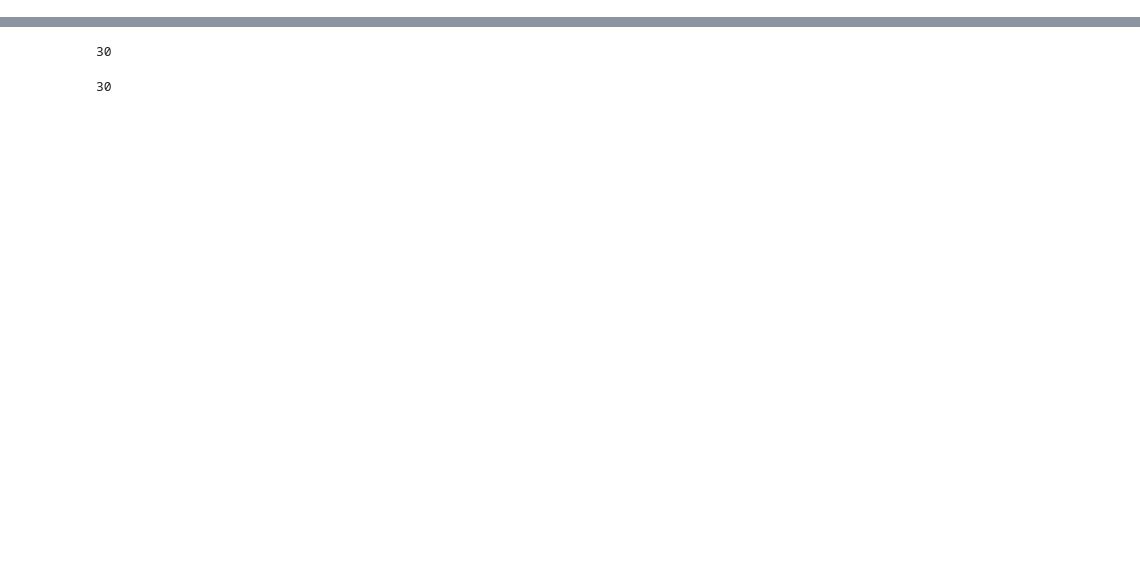
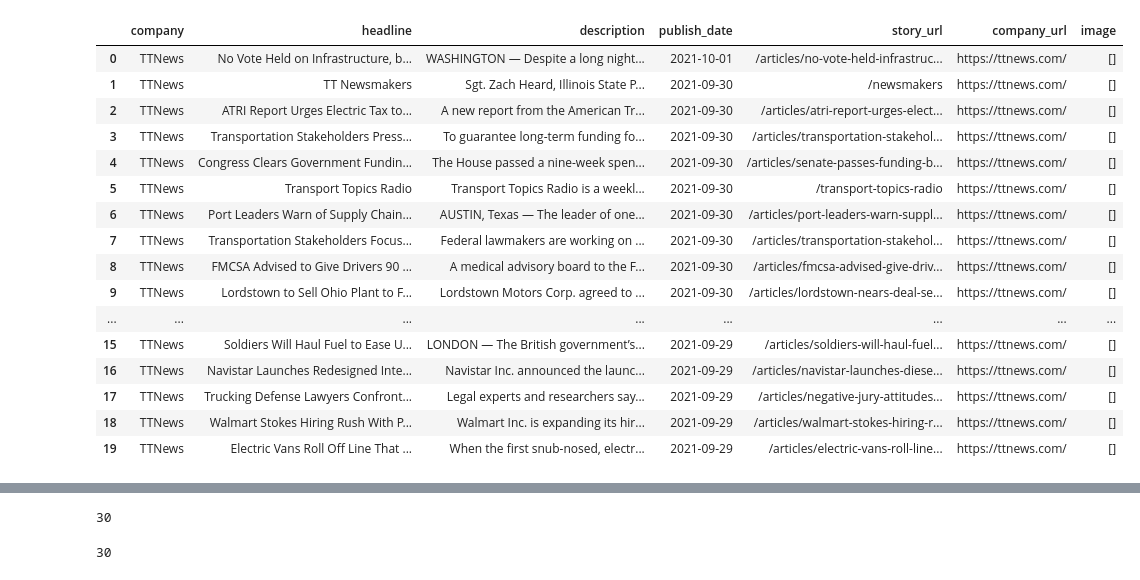
Before and after one commit to mgillespie19/mavenNewsletter, a Jupyter notebook: newsletter_scraper/newsletter_scraper.ipynb, the cells around one changed output, grey strips where cells are left out. Cells and saved outputs as stored; diff of their text form; code cells hidden in the pictures; blank space fills up the shorter version.

```diff
--- a/newsletter_scraper/newsletter_scraper.ipynb
+++ b/newsletter_scraper/newsletter_scraper.ipynb
@@ -28,35 +29,61 @@ import pytest_timeout
+# %%
+def get_content(url):
+    page = requests.get(url)
+    return page.content
+# %%
+ttnews_content = get_content('https://www.ttnews.com/articles')
+fw_news_content = get_content('https://www.freightwaves.com/news/category/trucking')
 # %%
-def get_ttnews():
-    url = 'https://www.ttnews.com/articles'
-    page = requests.get(url)
-    soup = BeautifulSoup(page.content, "html.parser")
+def get_ttnews(content):
+    soup = BeautifulSoup(content, "html.parser")
 
     companies = []
     description = []
     publish_date = []
     company_urls = []
     stories = []
     titles = []
     images = []
 
     articles = soup.find_all(class_='views-row')
 
     for article in articles:
         title = article.find('a')
-        date =  article.find(class_='date-display-single')
+        date = article.find(class_='date-display-single')
         text =  article.find('p') # description
         image = article.find('img')
 
-        titleText = title.getText()
-
-        if (publish_date != None and titleText != None and text != None):
+        if (date != None and title != None and text != None):
+            parsed_date = dateparser.parse(date['content'])
             companies.append('TTNews')
-            description.append(text)
-            publish_date.append(date)
+            description.append(text.get_text().strip())
+            publish_date.append(parsed_date.date())
             stories.append(title.get('href'))
-            titles.append(titleText)
+            titles.append(title.getText().strip())
             images.append(image)
             company_urls.append('https://ttnews.com/')
 
     dataframe = pd.DataFrame({'company':companies, 'headline':titles, 'description':description, 'publish_date':publish_date, 'story_url':stories, 'company_url':company_urls, 'image':images})
     return dataframe
+
+ttnews = get_ttnews(ttnews_content)
+
+ttnews
+# %% [output]
+|  | company | headline | description | publish_date | story_url | company_url | image |
+| 0 | TTNews | No Vote Held on Infrastructure, b... | WASHINGTON — Despite a long night... | 2021-10-01 | /articles/no-vote-held-infrastruc... | https://ttnews.com/ | [] |
+| 1 | TTNews | TT Newsmakers | Sgt. Zach Heard, Illinois State P... | 2021-09-30 | /newsmakers | https://ttnews.com/ | [] |
+| 2 | TTNews | ATRI Report Urges Electric Tax to... | A new report from the American Tr... | 2021-09-30 | /articles/atri-report-urges-elect... | https://ttnews.com/ | [] |
+| 3 | TTNews | Transportation Stakeholders Press... | To guarantee long-term funding fo... | 2021-09-30 | /articles/transportation-stakehol... | https://ttnews.com/ | [] |
+| 4 | TTNews | Congress Clears Government Fundin... | The House passed a nine-week spen... | 2021-09-30 | /articles/senate-passes-funding-b... | https://ttnews.com/ | [] |
+| 5 | TTNews | Transport Topics Radio | Transport Topics Radio is a weekl... | 2021-09-30 | /transport-topics-radio | https://ttnews.com/ | [] |
+| 6 | TTNews | Port Leaders Warn of Supply Chain... | AUSTIN, Texas — The leader of one... | 2021-09-30 | /articles/port-leaders-warn-suppl... | https://ttnews.com/ | [] |
+| 7 | TTNews | Transportation Stakeholders Focus... | Federal lawmakers are working on ... | 2021-09-30 | /articles/transportation-stakehol... | https://ttnews.com/ | [] |
+| 8 | TTNews | FMCSA Advised to Give Drivers 90 ... | A medical advisory board to the F... | 2021-09-30 | /articles/fmcsa-advised-give-driv... | https://ttnews.com/ | [] |
+| 9 | TTNews | Lordstown to Sell Ohio Plant to F... | Lordstown Motors Corp. agreed to ... | 2021-09-30 | /articles/lordstown-nears-deal-se... | https://ttnews.com/ | [] |
+| ... | ... | ... | ... | ... | ... | ... | ... |
+| 15 | TTNews | Soldiers Will Haul Fuel to Ease U... | LONDON — The British government’s... | 2021-09-29 | /articles/soldiers-will-haul-fuel... | https://ttnews.com/ | [] |
+| 16 | TTNews | Navistar Launches Redesigned Inte... | Navistar Inc. announced the launc... | 2021-09-29 | /articles/navistar-launches-diese... | https://ttnews.com/ | [] |
+| 17 | TTNews | Trucking Defense Lawyers Confront... | Legal experts and researchers say... | 2021-09-29 | /articles/negative-jury-attitudes... | https://ttnews.com/ | [] |
+| 18 | TTNews | Walmart Stokes Hiring Rush With P... | Walmart Inc. is expanding its hir... | 2021-09-29 | /articles/walmart-stokes-hiring-r... | https://ttnews.com/ | [] |
+| 19 | TTNews | Electric Vans Roll Off Line That ... | When the first snub-nosed, electr... | 2021-09-29 | /articles/electric-vans-roll-line... | https://ttnews.com/ | [] |
```
Also changed, not shown: parts of 10 cells of this notebook, 1 other file.
